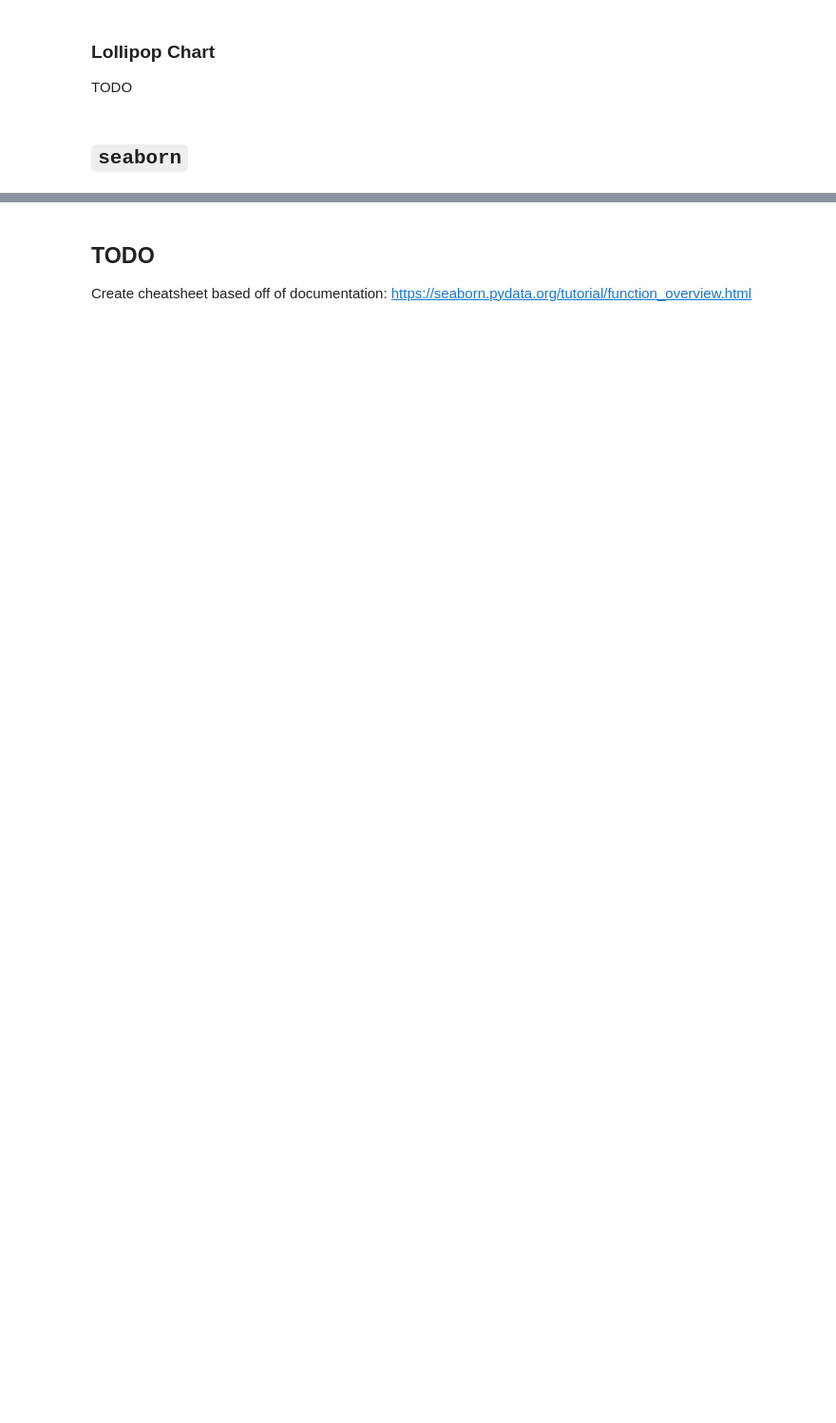
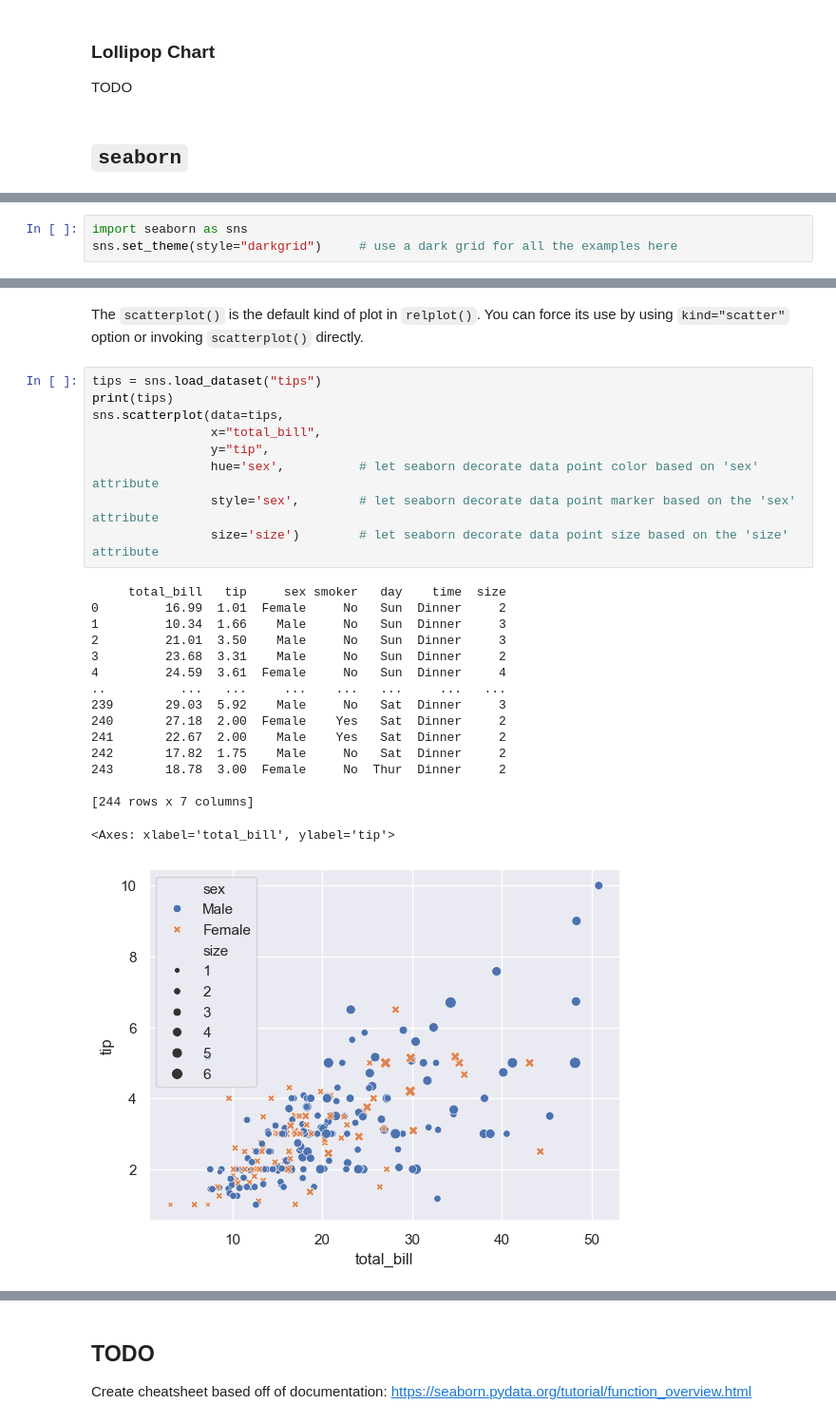
Before and after one commit to rjrdev/machine-learning-cheatsheets, a Jupyter notebook: 3_matplotlib_seaborn.ipynb, the cells around one changed output, grey strips where cells are left out. Shown at 95% size. Drawn from its saved outputs; the diff is of its cells as text; blank space fills up the shorter version.

Commit message:
initial draft up to and including seaborn relplot sections

```diff
--- a/3_matplotlib_seaborn.ipynb
+++ b/3_matplotlib_seaborn.ipynb
@@ -233,0 +235,3 @@ A graphing library for Python that is built on top of `matplotlib` and integrate
+# %%
+import seaborn as sns
+sns.set_theme(style="darkgrid")     # use a dark grid for all the examples here
@@ -233,0 +292,28 @@ A graphing library for Python that is built on top of `matplotlib` and integrate
+# %% [markdown]
+The `scatterplot()` is the default kind of plot in `relplot()`. You can force its use by using `kind="scatter"` option or invoking `scatterplot()` directly.
+# %%
+tips = sns.load_dataset("tips")
+print(tips)
+sns.scatterplot(data=tips,
+                x="total_bill",
+                y="tip",
+                hue='sex',          # let seaborn decorate data point color based on 'sex' attribute
+                style='sex',        # let seaborn decorate data point marker based on the 'sex' attribute
+                size='size')        # let seaborn decorate data point size based on the 'size' attribute
+# %% [output]
+     total_bill   tip     sex smoker   day    time  size
+0         16.99  1.01  Female     No   Sun  Dinner     2
+1         10.34  1.66    Male     No   Sun  Dinner     3
+2         21.01  3.50    Male     No   Sun  Dinner     3
+3         23.68  3.31    Male     No   Sun  Dinner     2
+4         24.59  3.61  Female     No   Sun  Dinner     4
+..          ...   ...     ...    ...   ...     ...   ...
+239       29.03  5.92    Male     No   Sat  Dinner     3
+240       27.18  2.00  Female    Yes   Sat  Dinner     2
+241       22.67  2.00    Male    Yes   Sat  Dinner     2
+242       17.82  1.75    Male     No   Sat  Dinner     2
+243       18.78  3.00  Female     No  Thur  Dinner     2
+
+[244 rows x 7 columns]
+<Axes: xlabel='total_bill', ylabel='tip'>
+[figure, added]
```
Also changed, not shown: parts of 37 cells of this notebook.
